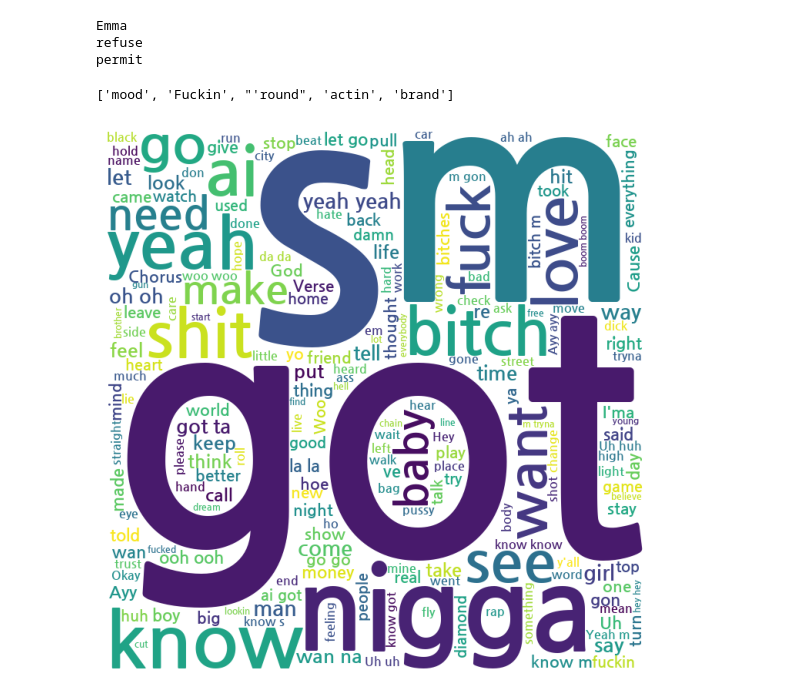
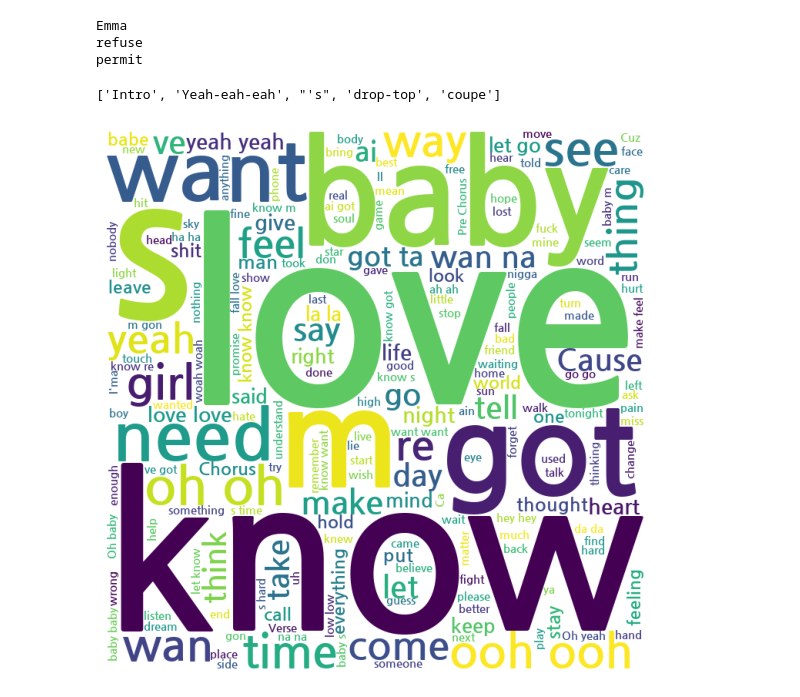
Before and after one commit to JaydenCJH/project_lyrics, a Jupyter notebook: eng_wc.ipynb, the cells around one changed output. Saved outputs shown, nothing was run; the diff lists cells and outputs as text; code cells hidden in the pictures.

Commit message:
lyrics_text and wordcloud

```diff
--- a/eng_wc.ipynb
+++ b/eng_wc.ipynb
@@ -14,7 +14,8 @@ Duplicate key in file WindowsPath('c:/Users/god12/Anaconda3/envs/wassup/Lib/site
 #df = pd.read_csv('eng_pop.csv')
 #df = pd.read_csv('eng_rock.csv')
 #df = pd.read_csv('eng_folk.csv')
-df = pd.read_csv('eng_hiphop.csv')
+#df = pd.read_csv('eng_hiphop.csv')
+df = pd.read_csv('eng_rnb.csv')
 print(len(df))
 df.head()
 # %% [output]
@@ -33,7 +34,8 @@ print(lyrics[0])
 #file_name = 'eng_pop_text.txt'
 #file_name = 'eng_rock_text.txt'
 #file_name = 'eng_folk_text.txt'
-file_name = 'eng_hiphop_text.txt'
+#file_name = 'eng_hiphop_text.txt'
+file_name = 'eng_rnb_text.txt'
 with open(file_name, 'w', encoding = 'utf-8') as file:
     file.write('\n'.join(lyrics))
 # %% [output]
@@ -57,5 +59,5 @@ Everything look better with a view
 # %%
-with open('eng_hiphop_text.txt', 'r', encoding = 'utf-8') as file:
+with open('eng_rnb_text.txt', 'r', encoding = 'utf-8') as file:
     lyrics = file.read()
 print(lyrics[:50])
 # %% [output]
@@ -87,17 +92,18 @@ def normalize(lyric):
 normalized_text = normalize(lyrics)
 normalized_text[:5]
 # %% [output]
-['mood', 'Fuckin', "'round", 'actin', 'brand']
+['Intro', 'Yeah-eah-eah', "'s", 'drop-top', 'coupe']
 # %%
 text = ' '.join(normalized_text)
 wc = WordCloud(font_path = 'NanumGothicBold.ttf', width = 700, height = 700, background_color = 'white').generate(text)
 #wc.to_file('wc/eng_pop_wc.png')
 #wc.to_file('wc/eng_rock_wc.png')
 #wc.to_file('wc/eng_folk_wc.png')
-wc.to_file('wc/eng_hiphop_wc.png')
+#wc.to_file('wc/eng_hiphop_wc.png')
+wc.to_file('wc/eng_rnb_wc.png')
 plt.figure(figsize = (7, 7))
 plt.axis('off')
 plt.imshow(wc)
 plt.show()
 # %% [output]
-[figure, old version]
+[figure, new version]
```
Also changed, not shown: parts of 3 cells of this notebook, 5 other files.
